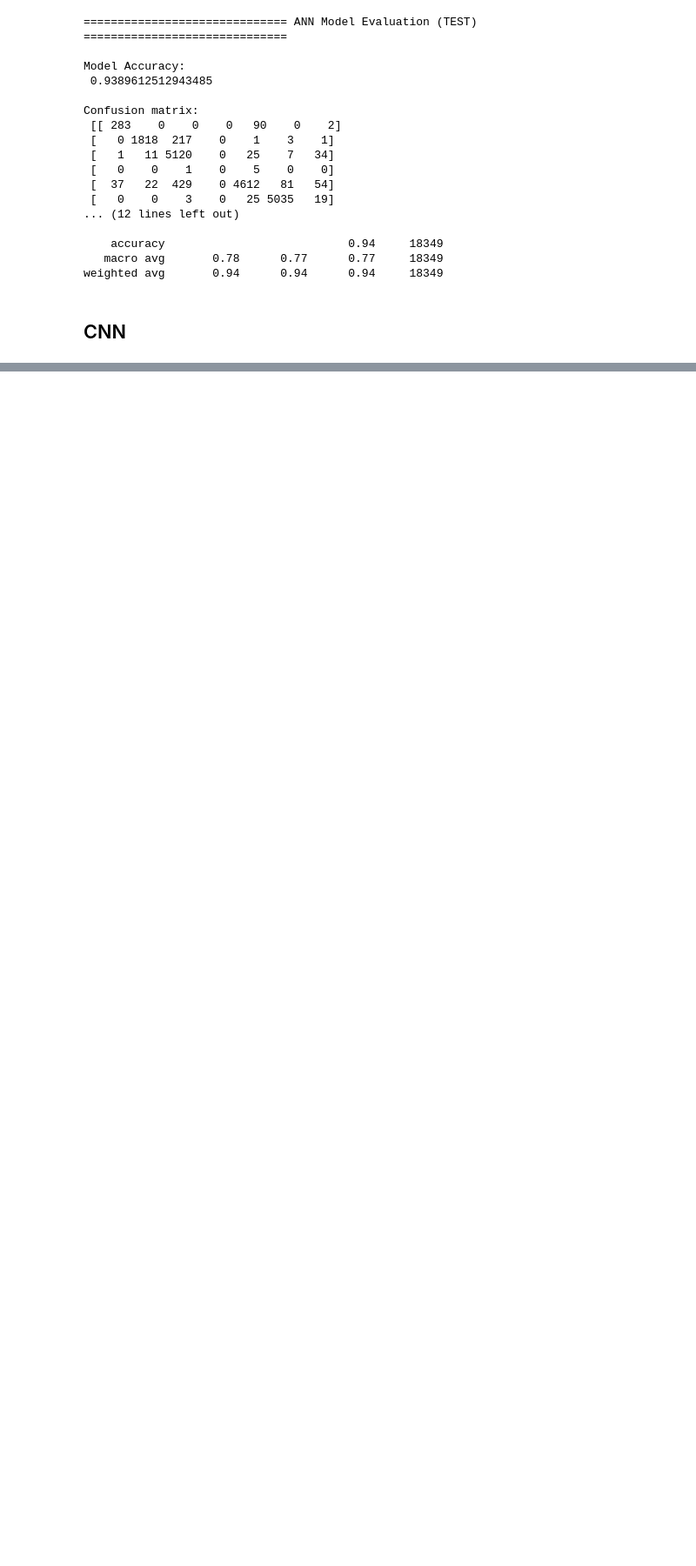
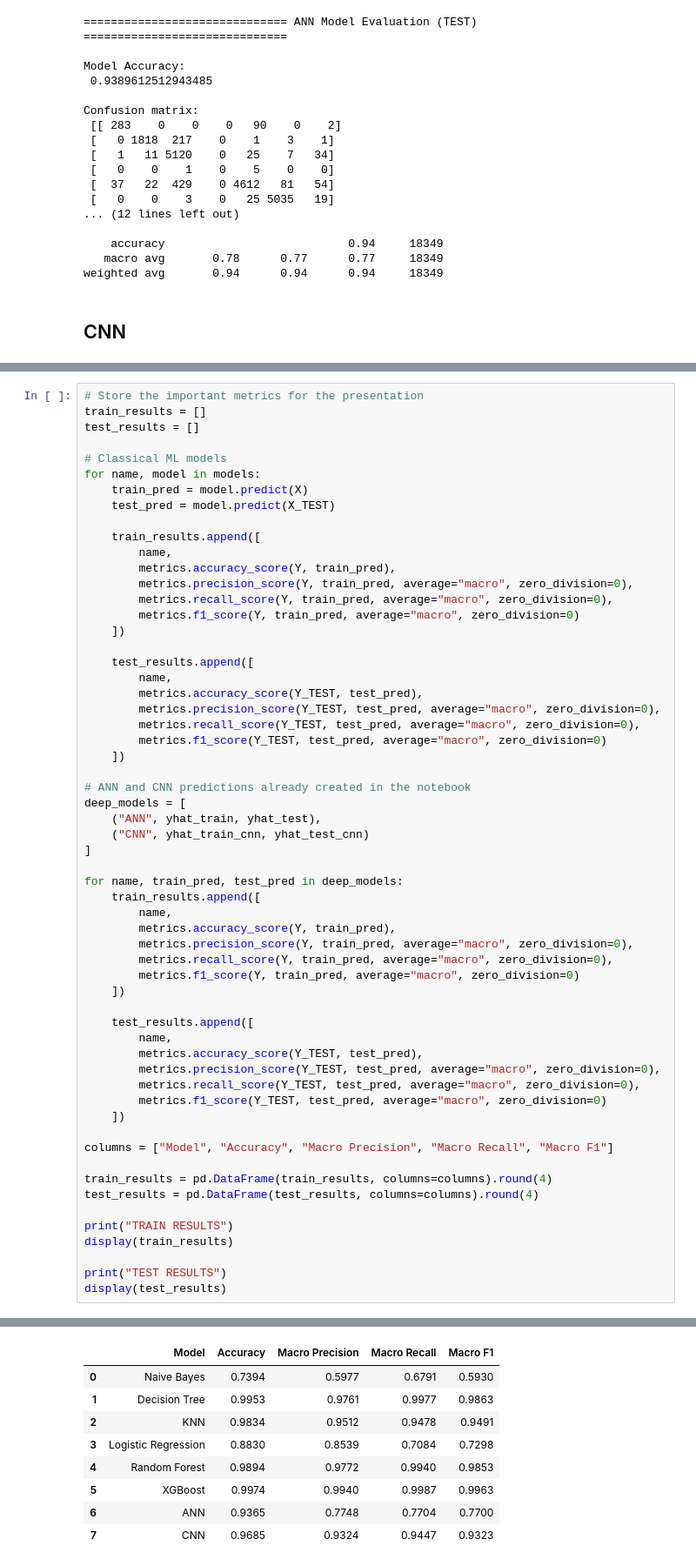
Before and after one commit to Hadieeyyy/solutions_dissertation, a Jupyter notebook: first_attempt/first_attempt.ipynb, the cells around one changed output, grey strips where cells are left out. Shown at 87% size. Saved outputs shown, nothing was run; the diff lists cells and outputs as text; blank space fills up the shorter version.

Commit message:
Add presentation results

```diff
--- a/first_attempt/first_attempt.ipynb
+++ b/first_attempt/first_attempt.ipynb
@@ -689,0 +692,60 @@ weighted avg       0.97      0.97      0.97     18349
+# %%
+# Store the important metrics for the presentation
+train_results = []
+test_results = []
+
+# Classical ML models
+for name, model in models:
+    train_pred = model.predict(X)
+    test_pred = model.predict(X_TEST)
+
+    train_results.append([
+        name,
+        metrics.accuracy_score(Y, train_pred),
+        metrics.precision_score(Y, train_pred, average="macro", zero_division=0),
+        metrics.recall_score(Y, train_pred, average="macro", zero_division=0),
+        metrics.f1_score(Y, train_pred, average="macro", zero_division=0)
+    ])
+
+    test_results.append([
+        name,
+        metrics.accuracy_score(Y_TEST, test_pred),
+        metrics.precision_score(Y_TEST, test_pred, average="macro", zero_division=0),
+        metrics.recall_score(Y_TEST, test_pred, average="macro", zero_division=0),
+        metrics.f1_score(Y_TEST, test_pred, average="macro", zero_division=0)
+    ])
+
+# ANN and CNN predictions already created in the notebook
+deep_models = [
+    ("ANN", yhat_train, yhat_test),
+    ("CNN", yhat_train_cnn, yhat_test_cnn)
+]
+
+for name, train_pred, test_pred in deep_models:
+    train_results.append([
+        name,
+        metrics.accuracy_score(Y, train_pred),
+        metrics.precision_score(Y, train_pred, average="macro", zero_division=0),
+        metrics.recall_score(Y, train_pred, average="macro", zero_division=0),
+        metrics.f1_score(Y, train_pred, average="macro", zero_division=0)
+    ])
+
+    test_results.append([
+        name,
+        metrics.accuracy_score(Y_TEST, test_pred),
+        metrics.precision_score(Y_TEST, test_pred, average="macro", zero_division=0),
+        metrics.recall_score(Y_TEST, test_pred, average="macro", zero_division=0),
+        metrics.f1_score(Y_TEST, test_pred, average="macro", zero_division=0)
+    ])
+
+columns = ["Model", "Accuracy", "Macro Precision", "Macro Recall", "Macro F1"]
+
+train_results = pd.DataFrame(train_results, columns=columns).round(4)
+test_results = pd.DataFrame(test_results, columns=columns).round(4)
+
+print("TRAIN RESULTS")
+display(train_results)
+
+print("TEST RESULTS")
+display(test_results)
+# %% [output]
@@ -689,0 +753,9 @@ weighted avg       0.97      0.97      0.97     18349
+|  | Model | Accuracy | Macro Precision | Macro Recall | Macro F1 |
+| 0 | Naive Bayes | 0.7394 | 0.5977 | 0.6791 | 0.5930 |
+| 1 | Decision Tree | 0.9953 | 0.9761 | 0.9977 | 0.9863 |
+| 2 | KNN | 0.9834 | 0.9512 | 0.9478 | 0.9491 |
+| 3 | Logistic Regression | 0.8830 | 0.8539 | 0.7084 | 0.7298 |
+| 4 | Random Forest | 0.9894 | 0.9772 | 0.9940 | 0.9853 |
+| 5 | XGBoost | 0.9974 | 0.9940 | 0.9987 | 0.9963 |
+| 6 | ANN | 0.9365 | 0.7748 | 0.7704 | 0.7700 |
+| 7 | CNN | 0.9685 | 0.9324 | 0.9447 | 0.9323 |
```
Also changed, not shown: parts of 6 cells of this notebook.
